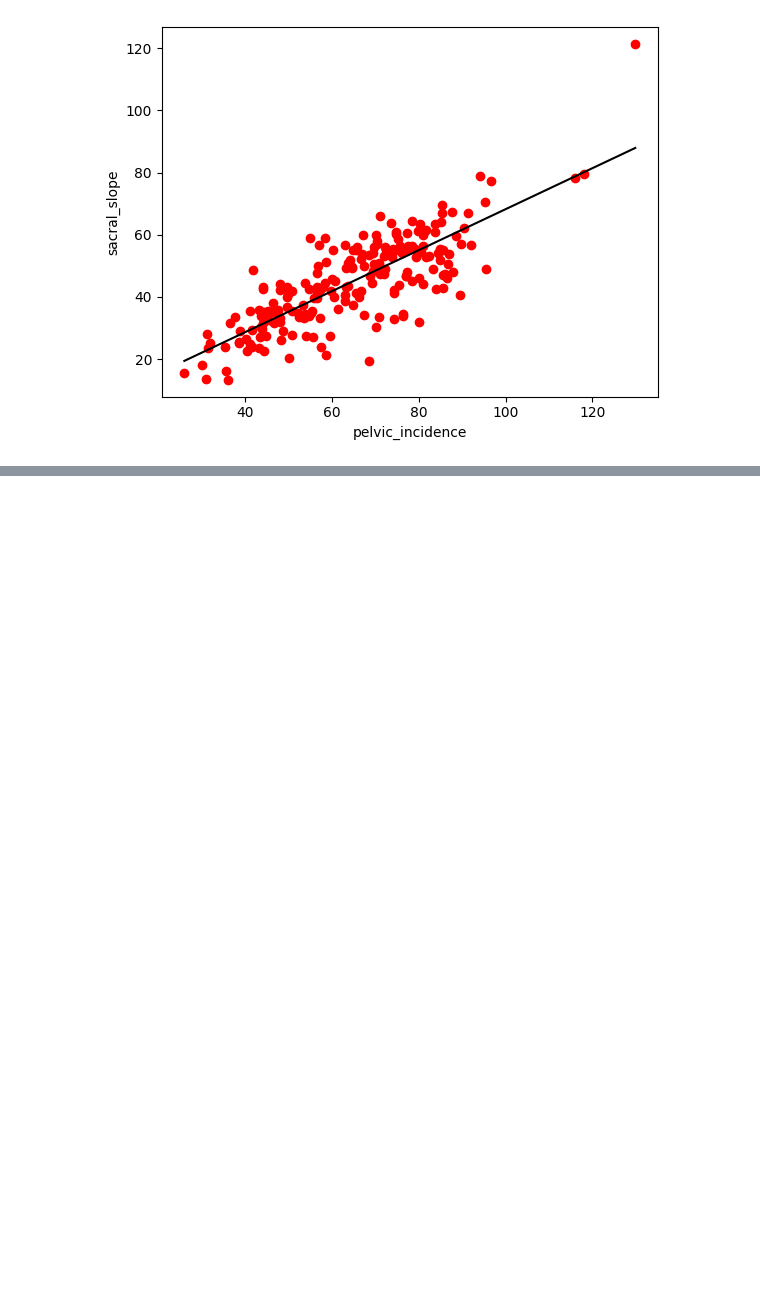
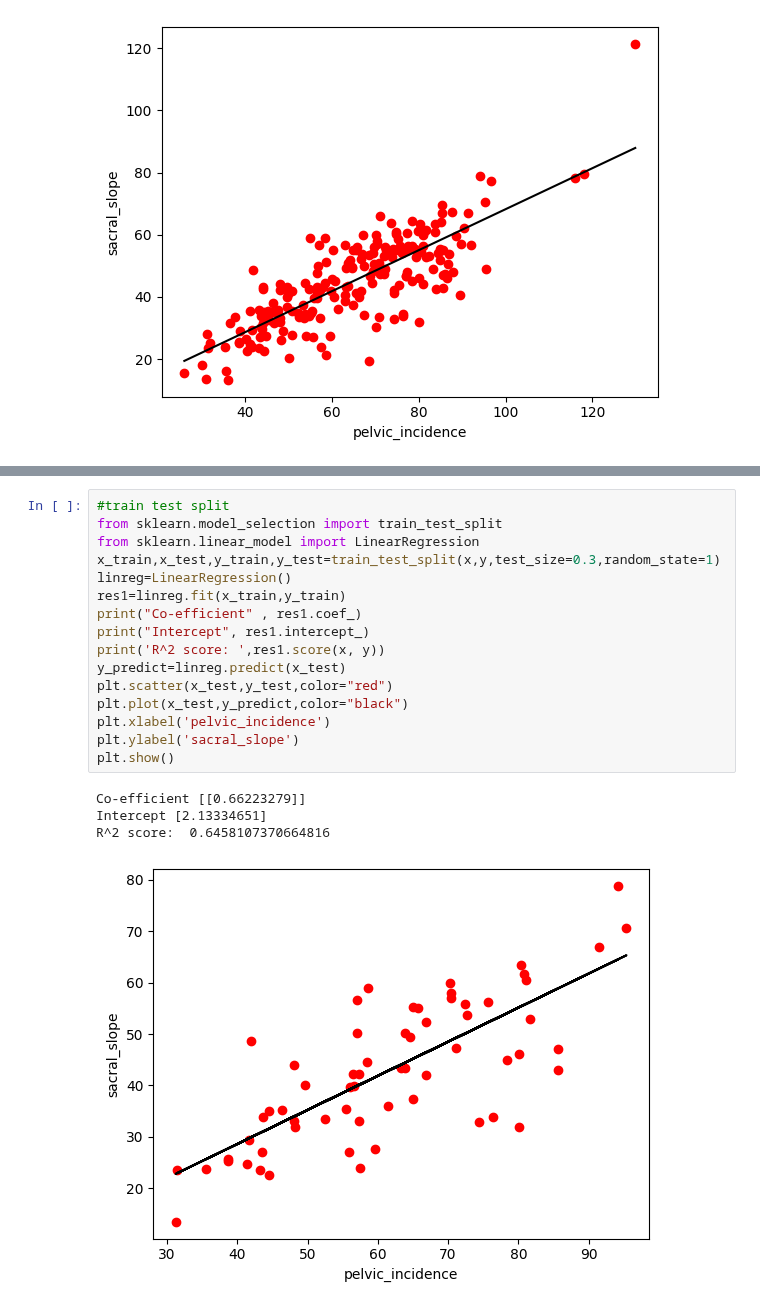
Before and after one commit to kjeyaram-orcl/DataScience, a Jupyter notebook: ML_Practise.ipynb, the cells around one changed output, grey strips where cells are left out. Cells and saved outputs as stored; diff of their text form; blank space fills up the shorter version.

```diff
--- a/ML_Practise.ipynb
+++ b/ML_Practise.ipynb
@@ -86,0 +96,21 @@ plt.show()
+# %%
+#train test split
+from sklearn.model_selection import train_test_split
+from sklearn.linear_model import LinearRegression
+x_train,x_test,y_train,y_test=train_test_split(x,y,test_size=0.3,random_state=1)
+linreg=LinearRegression()
+res1=linreg.fit(x_train,y_train)
+print("Co-efficient" , res1.coef_)
+print("Intercept", res1.intercept_)
+print('R^2 score: ',res1.score(x, y))
+y_predict=linreg.predict(x_test)
+plt.scatter(x_test,y_test,color="red")
+plt.plot(x_test,y_predict,color="black")
+plt.xlabel('pelvic_incidence')
+plt.ylabel('sacral_slope')
+plt.show()
+# %% [output]
+Co-efficient [[0.66223279]]
+Intercept [2.13334651]
+R^2 score:  0.6458107370664816
+[figure, added]
```
Also changed, not shown: parts of 1 cell of this notebook.
